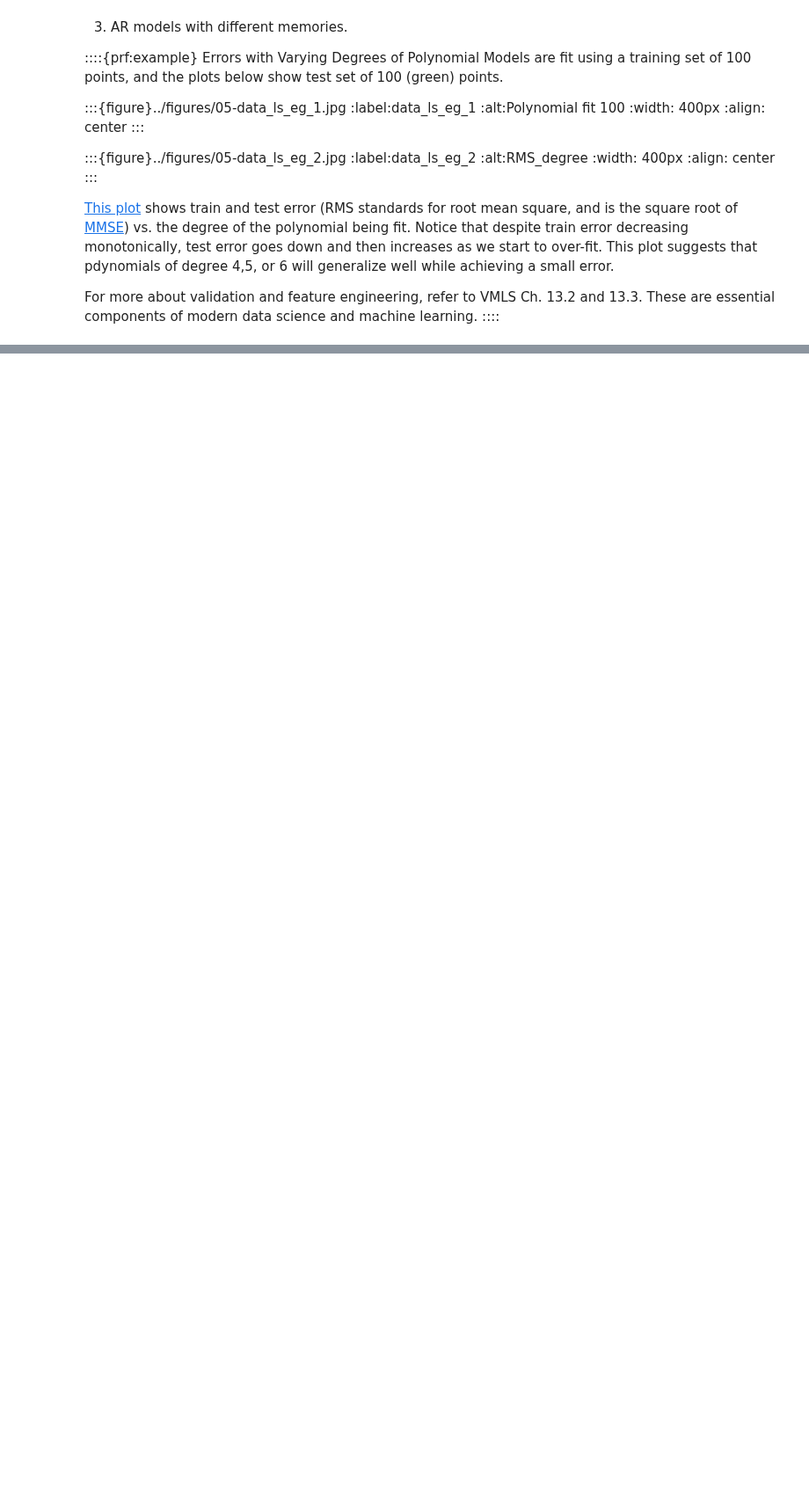
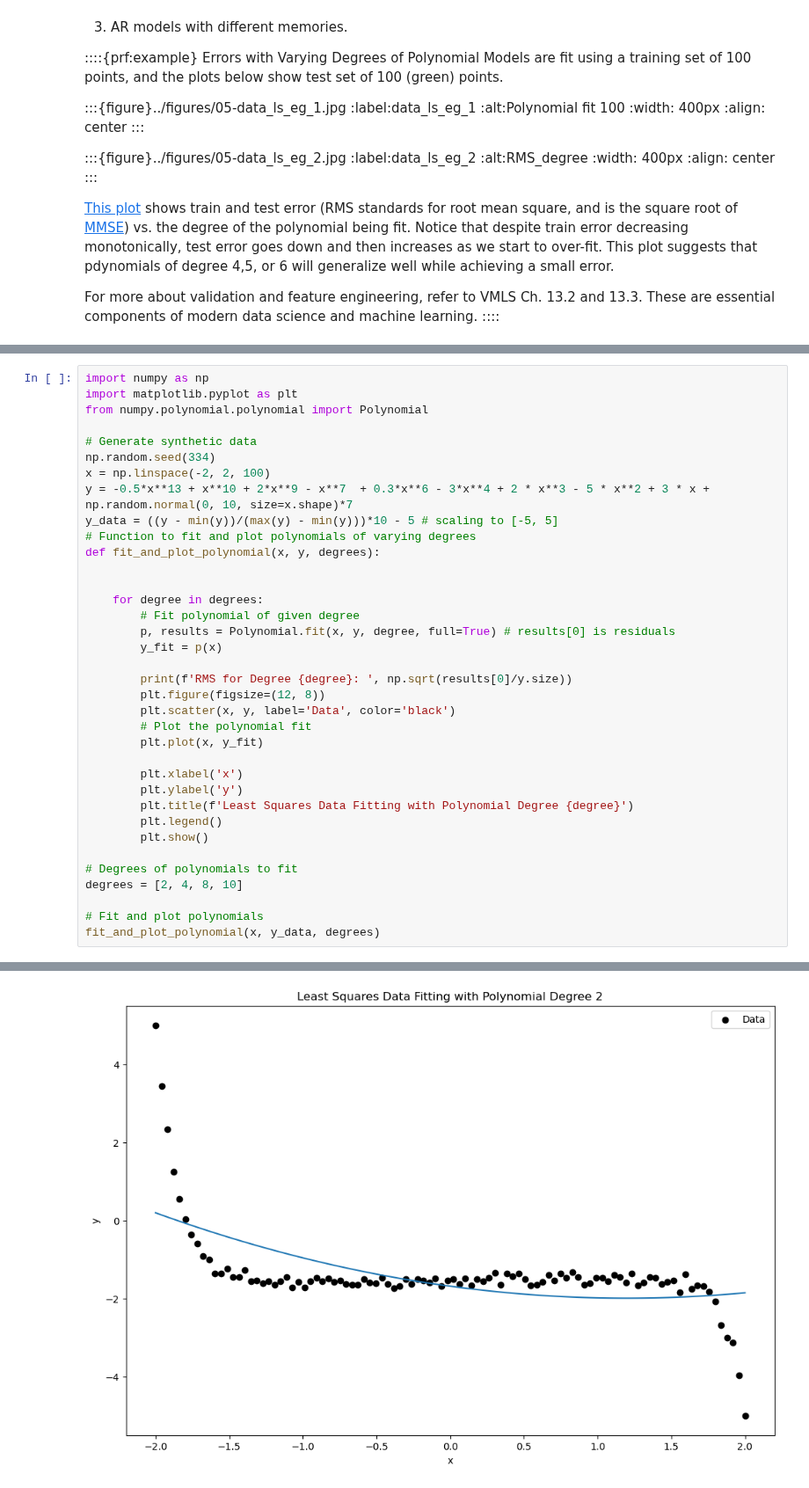
Before and after one commit to nikolaimatni/ese-2030, a Jupyter notebook: 03_Ch_4_Orthogonality/056-least_squares_data.ipynb, the cells around one changed output, grey strips where cells are left out. Shown at 88% size. Cells and saved outputs as stored; diff of their text form; blank space fills up the shorter version.

Commit message:
polynomial fit numpy

```diff
--- a/03_Ch_4_Orthogonality/056-least_squares_data.ipynb
+++ b/03_Ch_4_Orthogonality/056-least_squares_data.ipynb
@@ -406,0 +411,37 @@ For more about validation and feature engineering, refer to VMLS Ch. 13.2 and 13
+# %%
+import numpy as np
+import matplotlib.pyplot as plt
+from numpy.polynomial.polynomial import Polynomial
+
+# Generate synthetic data
+np.random.seed(334)
+x = np.linspace(-2, 2, 100)
+y = -0.5*x**13 + x**10 + 2*x**9 - x**7  + 0.3*x**6 - 3*x**4 + 2 * x**3 - 5 * x**2 + 3 * x + np.random.normal(0, 10, size=x.shape)*7
+y_data = ((y - min(y))/(max(y) - min(y)))*10 - 5 # scaling to [-5, 5]
+# Function to fit and plot polynomials of varying degrees
+def fit_and_plot_polynomial(x, y, degrees):
+
+
+    for degree in degrees:
+        # Fit polynomial of given degree
+        p, results = Polynomial.fit(x, y, degree, full=True) # results[0] is residuals
+        y_fit = p(x)
+
+        print(f'RMS for Degree {degree}: ', np.sqrt(results[0]/y.size))
+        plt.figure(figsize=(12, 8))
+        plt.scatter(x, y, label='Data', color='black')
+        # Plot the polynomial fit
+        plt.plot(x, y_fit)
+
+        plt.xlabel('x')
+        plt.ylabel('y')
+        plt.title(f'Least Squares Data Fitting with Polynomial Degree {degree}')
+        plt.legend()
+        plt.show()
+
+# Degrees of polynomials to fit
+degrees = [2, 4, 8, 10]
+
+# Fit and plot polynomials
+fit_and_plot_polynomial(x, y_data, degrees)
+# %% [output]
@@ -406,0 +449 @@ For more about validation and feature engineering, refer to VMLS Ch. 13.2 and 13
+[figure, added]
```
Also changed, not shown: parts of 2 cells of this notebook.
